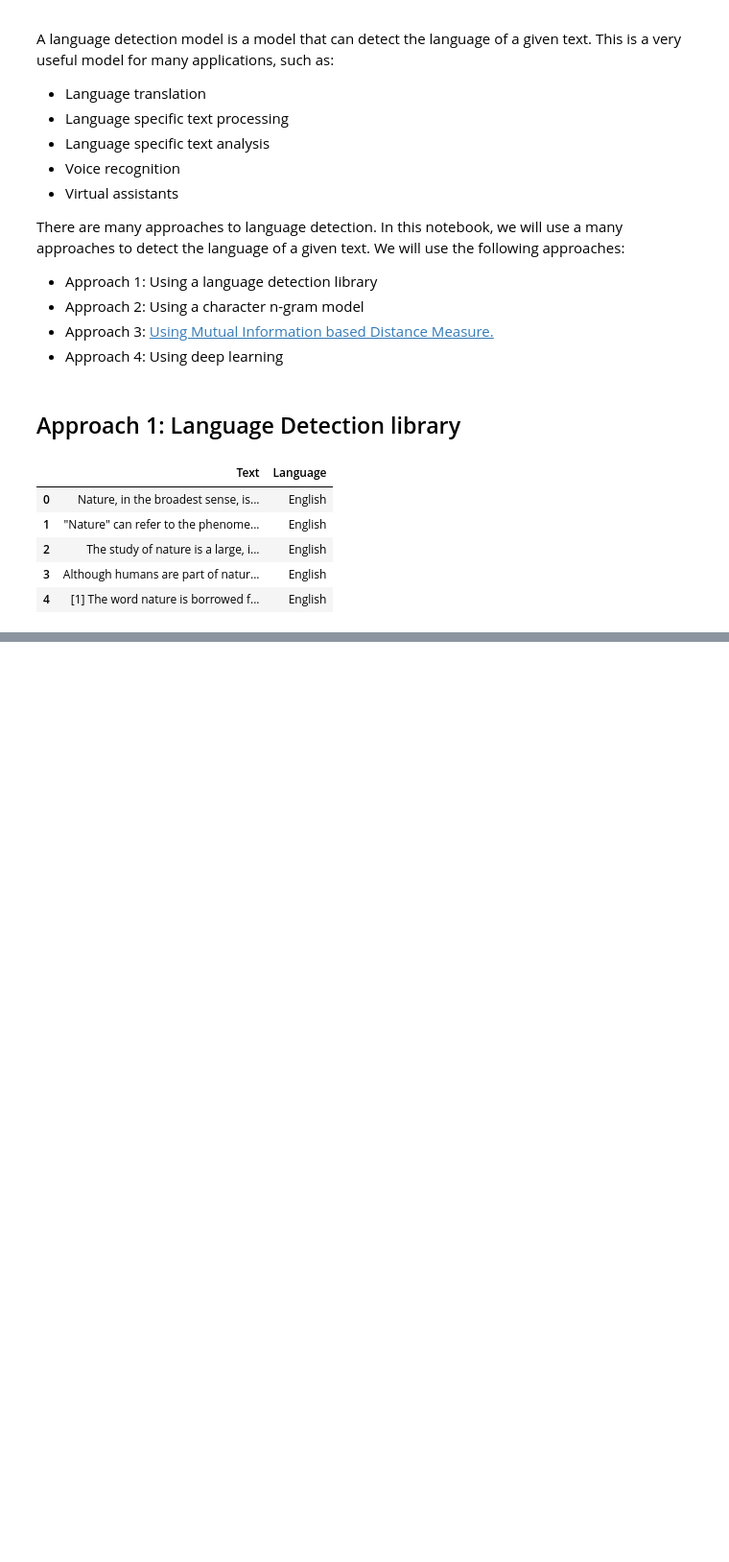
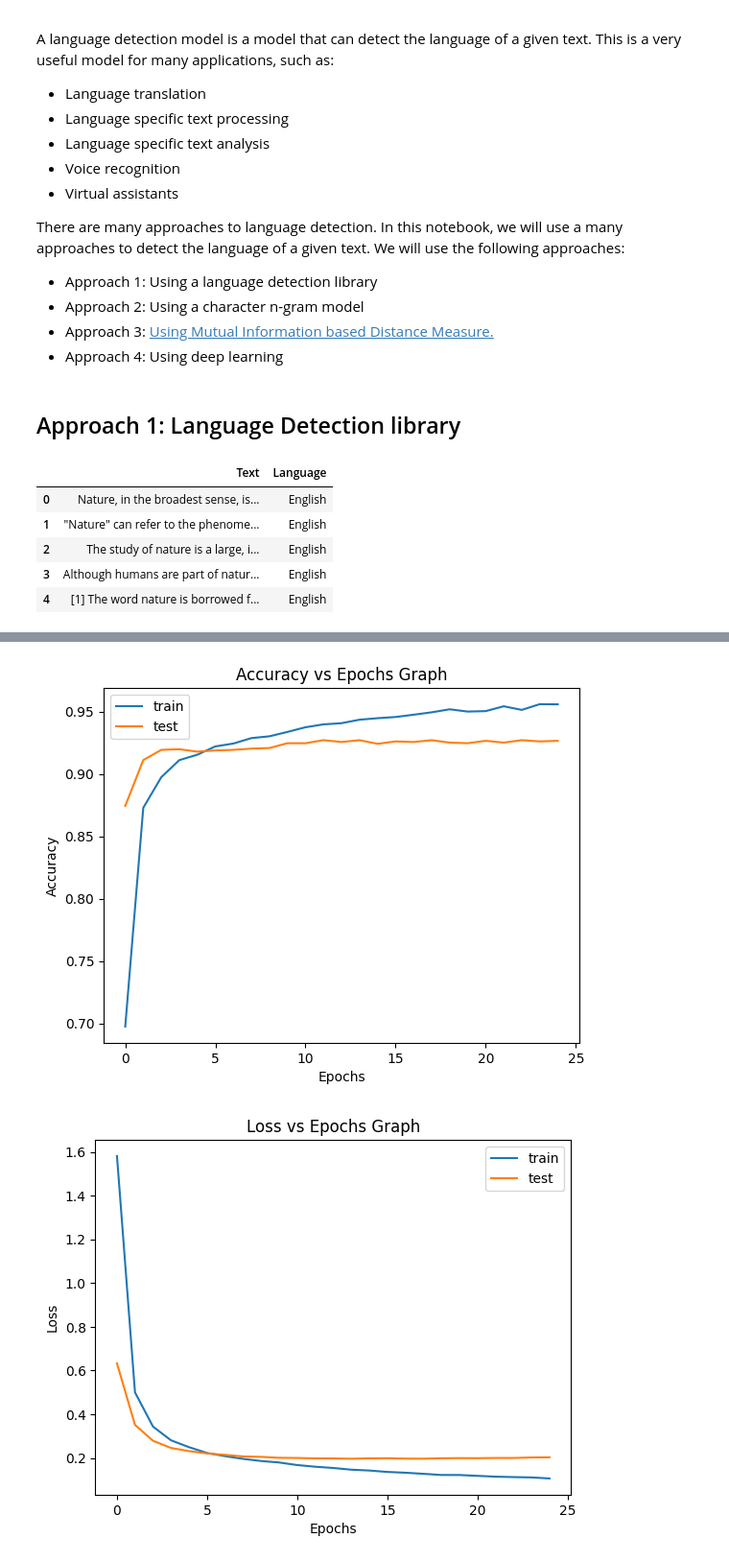
Before and after one commit to jaywyawhare/Language-Prediction, a Jupyter notebook: Notebook/Language.ipynb, the cells around one changed output, grey strips where cells are left out. Shown at 96% size. Saved outputs shown, nothing was run; the diff lists cells and outputs as text; code cells hidden in the pictures; blank space fills up the shorter version.

```diff
--- a/Notebook/Language.ipynb
+++ b/Notebook/Language.ipynb
@@ -379,0 +78,13 @@ Test accuracy: 0.24286405742168427
+# %%
+def check_lang(text : str) -> str:
+    '''check language of text using Langdetect
+    Args:
+        param text (str) : Input text
+    Returns:
+        str
+    '''
+    try:
+        lang = detect(str(text))
+    except lang_detect_exception.LangDetectException:
+        lang = 'unknown'
+    return lang
@@ -379,0 +379,20 @@ Test accuracy: 0.24286405742168427
+# %%
+
+plt.plot(history.history['accuracy'], label='train')
+plt.plot(history.history['val_accuracy'], label='test')
+plt.xlabel('Epochs')
+plt.ylabel('Accuracy')
+plt.title('Accuracy vs Epochs Graph')
+plt.legend()
+plt.show()
+
+plt.plot(history.history['loss'], label='train')
+plt.plot(history.history['val_loss'], label='test')
+plt.xlabel('Epochs')
+plt.ylabel('Loss')
+plt.title('Loss vs Epochs Graph')
+plt.legend()
+plt.show()
+# %% [output]
+[figure, added]
+[figure, added]
```
Also changed, not shown: parts of 51 cells of this notebook, 2 other files.
